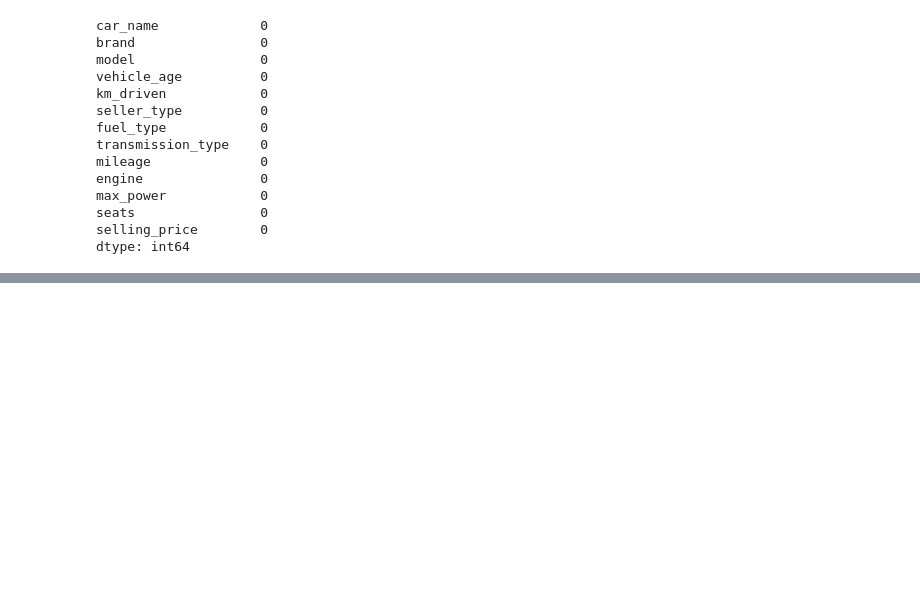
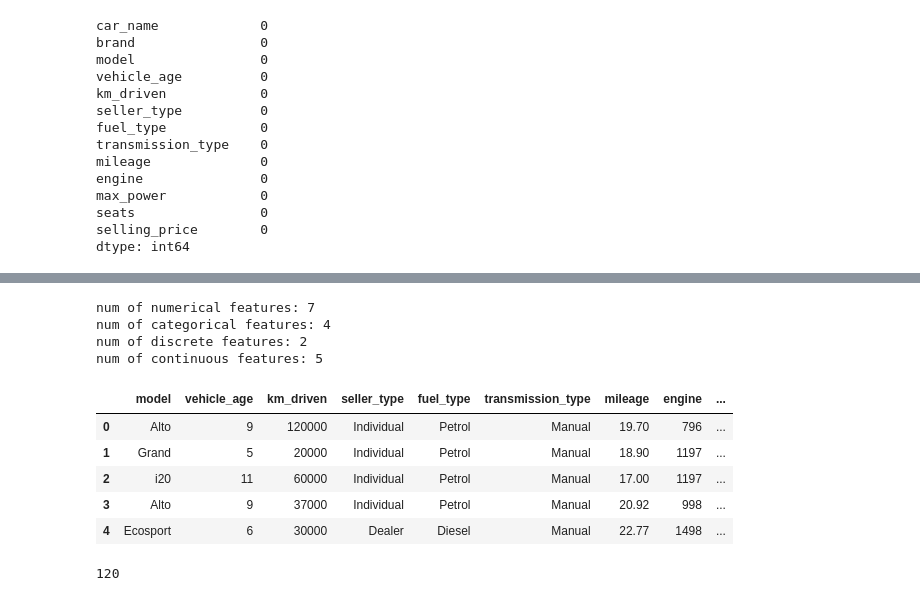
Before and after one commit to BinalPatel29/Udemy, a Jupyter notebook: Random forest/regression_implementation.ipynb, the cells around one changed output, grey strips where cells are left out. Cells and saved outputs as stored; diff of their text form; code cells hidden in the pictures; blank space fills up the shorter version.

```diff
--- a/Random forest/regression_implementation.ipynb
+++ b/Random forest/regression_implementation.ipynb
@@ -38,0 +73,15 @@ dtype: int64
+# %%
+## getting all different types of features
+num_features=[feature for feature in df.columns if df[feature].dtype != 'O']
+print('num of numerical features:', len(num_features))
+categorical_features=[feature for feature in df.columns if df[feature].dtype == 'O']
+print('num of categorical features:', len(categorical_features))
+discrete_features=[feature for feature in num_features if len(df[feature].unique())<=25]
+print('num of discrete features:', len(discrete_features))
+continuous_features=[feature for feature in num_features if feature not in discrete_features]
+print('num of continuous features:', len(continuous_features))
+# %% [output]
+num of numerical features: 7
+num of categorical features: 4
+num of discrete features: 2
+num of continuous features: 5
@@ -38,0 +94,15 @@ dtype: int64
+# %%
+df.head()
+# %% [output]
+|  | model | vehicle_age | km_driven | seller_type | fuel_type | transmission_type | mileage | engine | ... |
+| 0 | Alto | 9 | 120000 | Individual | Petrol | Manual | 19.70 | 796 | ... |
+| 1 | Grand | 5 | 20000 | Individual | Petrol | Manual | 18.90 | 1197 | ... |
+| 2 | i20 | 11 | 60000 | Individual | Petrol | Manual | 17.00 | 1197 | ... |
+| 3 | Alto | 9 | 37000 | Individual | Petrol | Manual | 20.92 | 998 | ... |
+| 4 | Ecosport | 6 | 30000 | Dealer | Diesel | Manual | 22.77 | 1498 | ... |
+# %%
+# Label Encoding
+
+len(df['model'].unique())
+# %% [output]
+120
```
Also changed, not shown: parts of 16 cells of this notebook.
